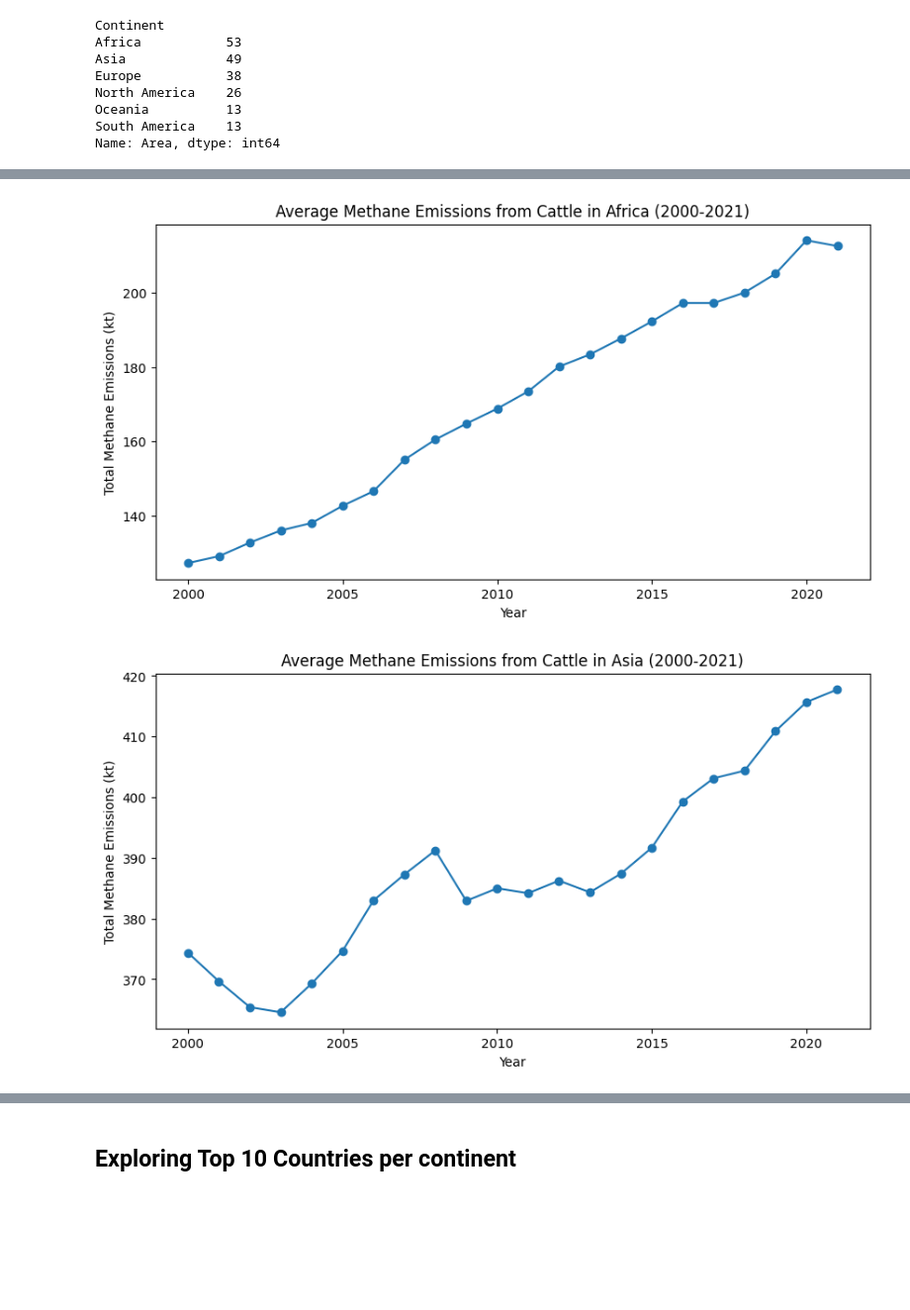
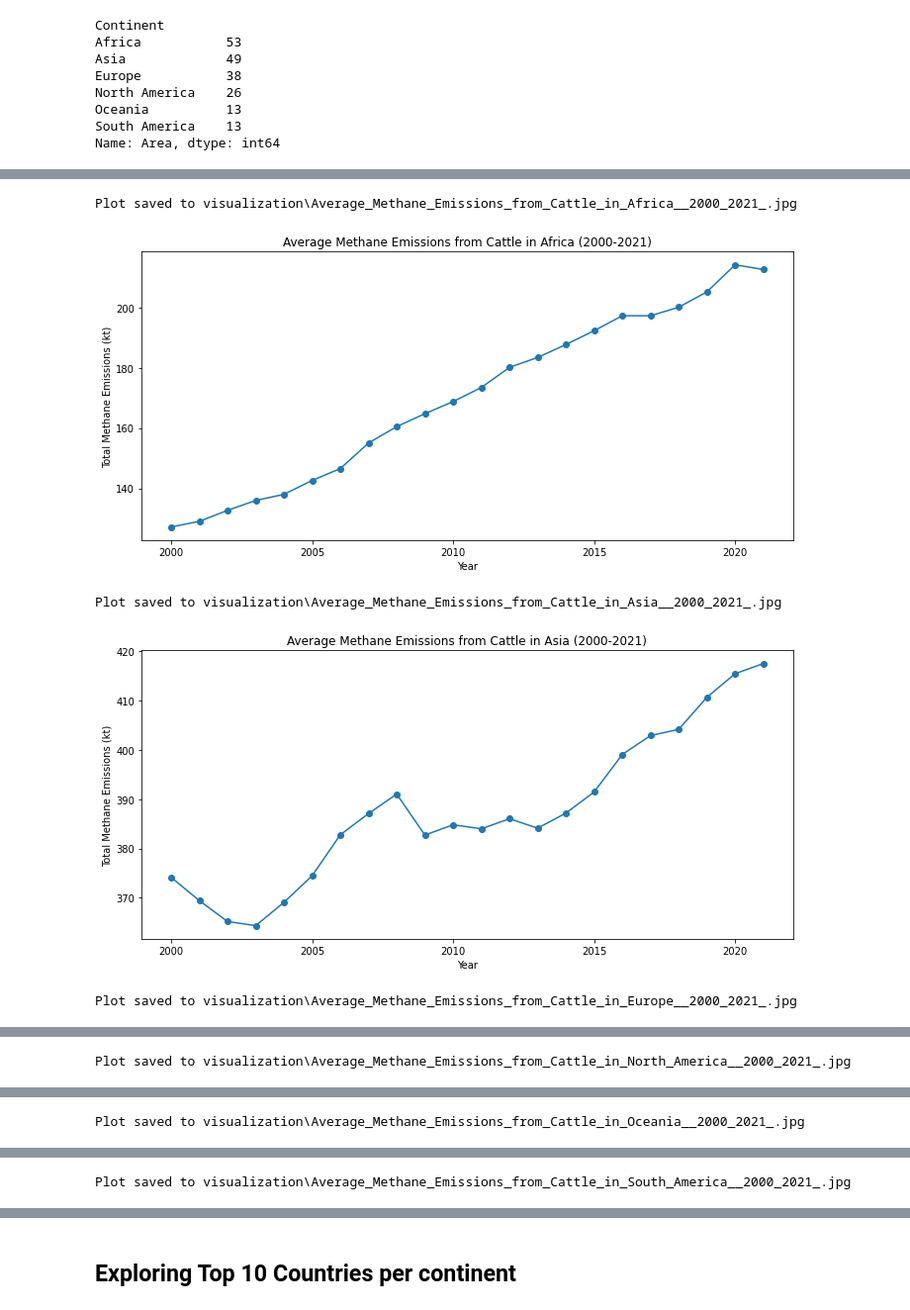
Before and after one commit to yusufokunlola/Livestock_Emissions, a Jupyter notebook: Livestock_Emissions_Project.ipynb, the cells around one changed output, grey strips where cells are left out. Shown at 99% size. Saved outputs shown, nothing was run; the diff lists cells and outputs as text; code cells hidden in the pictures; blank space fills up the shorter version.

```diff
--- a/Livestock_Emissions_Project.ipynb
+++ b/Livestock_Emissions_Project.ipynb
@@ -165,7 +193,9 @@ def wrangle(df):
 # Load the original dataset
 # data = pd.read_csv(inpath+'/datasets/Cattle_CH4_dataset_1961_2021.csv') #- (1961 - 2022)
 
-data = pd.read_csv(inpath+'/datasets/Cattle_CH4_dataset_2000_2021.csv') #- (2000 - 2022)
+# data = pd.read_csv(inpath+'/datasets/Cattle_CH4_dataset_2000_2021.csv') #- (2000 - 2022)
+
+data = pd.read_csv('dataset/Cattle_CH4_dataset_2000_2021.csv')
 data.head()
 # %% [output]
 |  | Domain Code | Domain | Area Code (ISO2) | Area | Element Code | Element | Item Code (CPC) | Item | ... |
@@ -287,6 +337,6 @@ _ = plt.title('Average Global Methane Emissions from Cattle (2000-2021)')
 [figure]
 # %%
-# @title Average Global Methane Emissions from Cattle (2000-2021)
+# @title Average Methane Emissions from Cattle by Continent (2000-2021)
 
 # Group by Continent and Year, then calculate the mean of the 'Value' (temperature)
 mean_temp_by_year_continent = df.groupby(['Year', 'Continent'])['Value'].mean().unstack()
@@ -294,9 +344,12 @@ mean_temp_by_year_continent = df.groupby(['Year', 'Continent'])['Value'].mean().
 # Plotting the mean Methane Emmission for each continent across the years
 mean_temp_by_year_continent.plot(figsize=(10,6))
 
-plt.title('Average Methane Emmission from Cattle by Continent (2000-2021)')
 plt.xlabel('Year')
 plt.ylabel('Mean Methane Emmission')
 plt.legend(title='Continent')
-plt.show()
+title = 'Average Methane Emmission from Cattle by Continent (2000-2021)'
+plt.title(title)
+
+# Save the plot
+save_plot(title)
 # %% [output]
@@ -342,15 +394,24 @@ fig.show()
 # %%
-#@title Average Methane Emissions from Cattle by Continent (2000-2021)
+# @title Average Methane Emissions from Cattle by Continent (2000-2021)
 emissions_by_continent_year = df.groupby(['Continent', 'Year'])['Value'].mean().unstack('Continent')
 
 # Create a line chart for each continent
 for continent in emissions_by_continent_year.columns:
     plt.figure(figsize=(10, 5))
     plt.plot(emissions_by_continent_year.index, emissions_by_continent_year[continent], marker='o', linestyle='-')
     plt.xlabel('Year')
     plt.ylabel('Total Methane Emissions (kt)')
-    plt.title(f'Average Methane Emissions from Cattle in {continent} (2000-2021)')
+    title = f'Average Methane Emissions from Cattle in {continent} (2000-2021)'
+    plt.title(title)
+
+    # Save the plot to the visualization folder
+    save_plot(title)
+
+    plt.tight_layout()
     plt.show()
 # %% [output]
+Plot saved to visualization\Average_Methane_Emissions_from_Cattle_in_Africa__2000_2021_.jpg
-[figure, old version]
+[figure, new version]
+Plot saved to visualization\Average_Methane_Emissions_from_Cattle_in_Asia__2000_2021_.jpg
-[figure, old version]
+[figure, new version]
+Plot saved to visualization\Average_Methane_Emissions_from_Cattle_in_Europe__2000_2021_.jpg
@@ -357,0 +419 @@ for continent in emissions_by_continent_year.columns:
+Plot saved to visualization\Average_Methane_Emissions_from_Cattle_in_North_America__2000_2021_.jpg
@@ -358,0 +421 @@ for continent in emissions_by_continent_year.columns:
+Plot saved to visualization\Average_Methane_Emissions_from_Cattle_in_Oceania__2000_2021_.jpg
@@ -359,0 +423 @@ for continent in emissions_by_continent_year.columns:
+Plot saved to visualization\Average_Methane_Emissions_from_Cattle_in_South_America__2000_2021_.jpg
```
Also changed, not shown: parts of 42 cells of this notebook, 23 other files.
